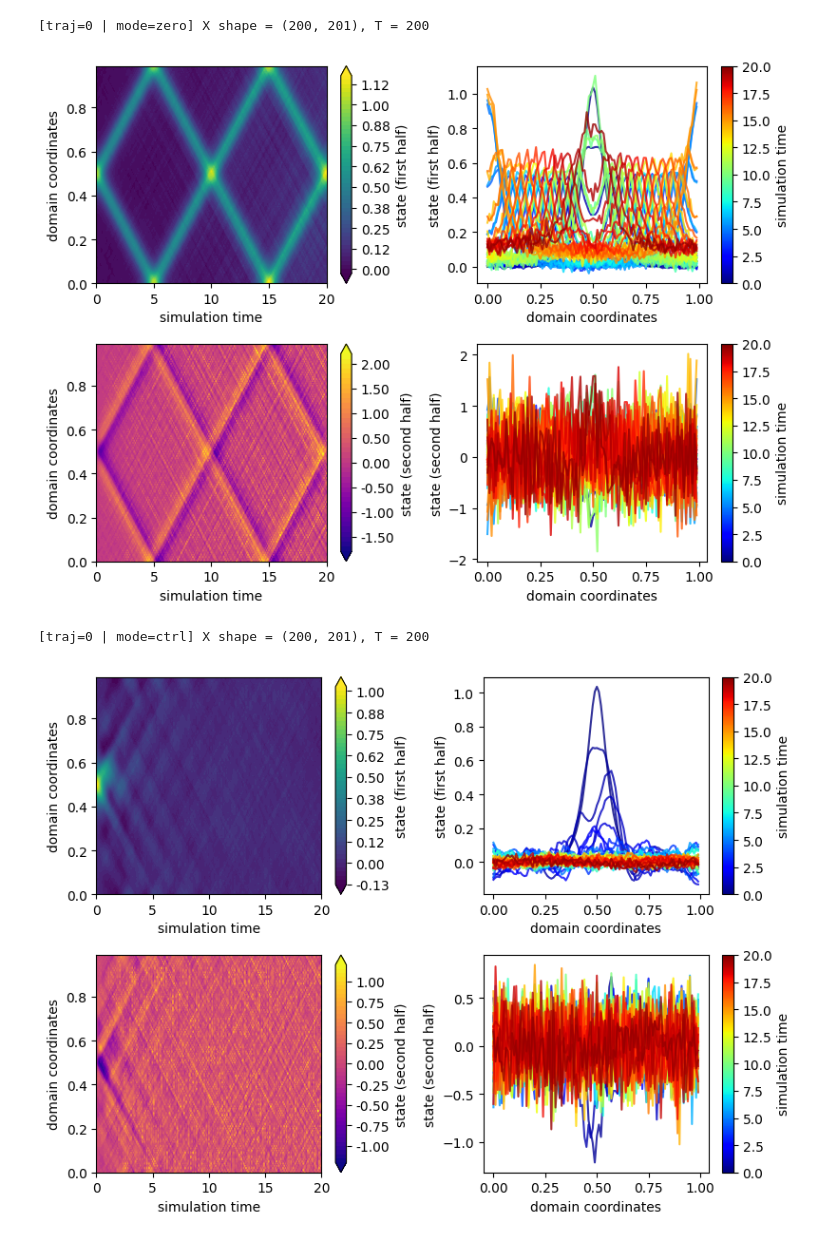
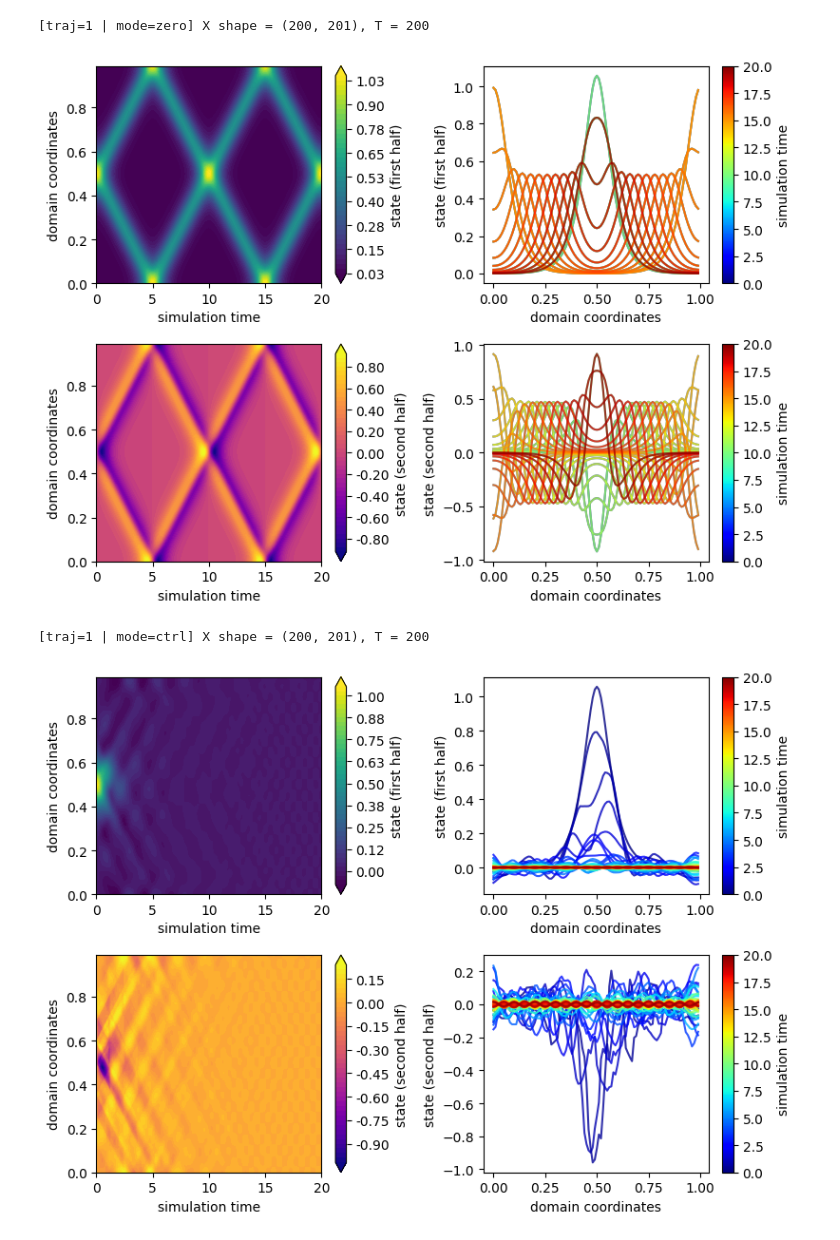
Before and after one commit to SOLARIS-JHU/controlgym, a Jupyter notebook: linearPDE_data_gen.ipynb, the cells around one changed output. Drawn from its saved outputs; the diff is of its cells as text; code cells hidden in the pictures.

```diff
--- a/linearPDE_data_gen.ipynb
+++ b/linearPDE_data_gen.ipynb
@@ -166,13 +206,14 @@ def generate_controlled_dataset(
 # %%
 data = generate_controlled_dataset(
     env_id="wave",
-    n_traj=10,
+    n_traj=2,
     ctrl_mode="lqg",
     n_state=200,
     n_observation=200,
     n_action=8,
     n_steps=200,
-    process_noise_cov=1e-5,
-    sensor_noise_cov=0.05,
+    process_noise_cov=0,
+    sensor_noise_cov=1e-8,
     init_seed=123,
+    verbose=True,
 )
@@ -290,16 +343,16 @@ plot_two_random_trajectories(data, seed=7, contour=True, surface3d=False, dpi=30
 # %%
 seed=42,
 contour=True
 surface3d=False
 dpi=300
 
 n = data["X_zero"].shape[0]
-i = np.random.default_rng(seed).choice(n)
+traj_idx = 1
 
-_plot_single_from_data(data, int(i), mode="zero", contour=contour, surface3d=surface3d, dpi=dpi)
-_plot_single_from_data(data, int(i), mode="ctrl", contour=contour, surface3d=surface3d, dpi=dpi)
+_plot_single_from_data(data, int(traj_idx), mode="zero", contour=contour,  surface3d=surface3d, dpi=dpi)
+_plot_single_from_data(data, int(traj_idx), mode="ctrl", contour=contour,  surface3d=surface3d, dpi=dpi)
 # %% [output]
-[traj=0 | mode=zero] X shape = (200, 201), T = 200
+[traj=1 | mode=zero] X shape = (200, 201), T = 200
-[figure, old version]
+[figure, new version]
-[traj=0 | mode=ctrl] X shape = (200, 201), T = 200
+[traj=1 | mode=ctrl] X shape = (200, 201), T = 200
-[figure, old version]
+[figure, new version]
```
Also changed, not shown: parts of 14 cells of this notebook.
